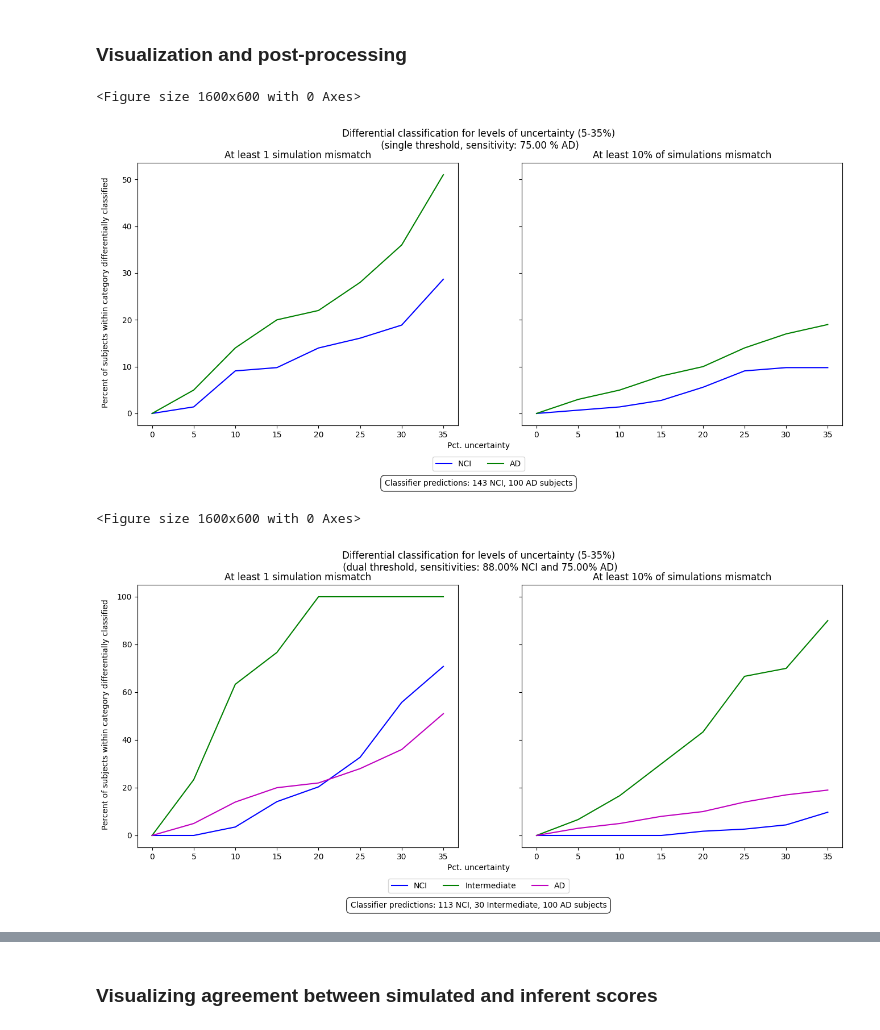
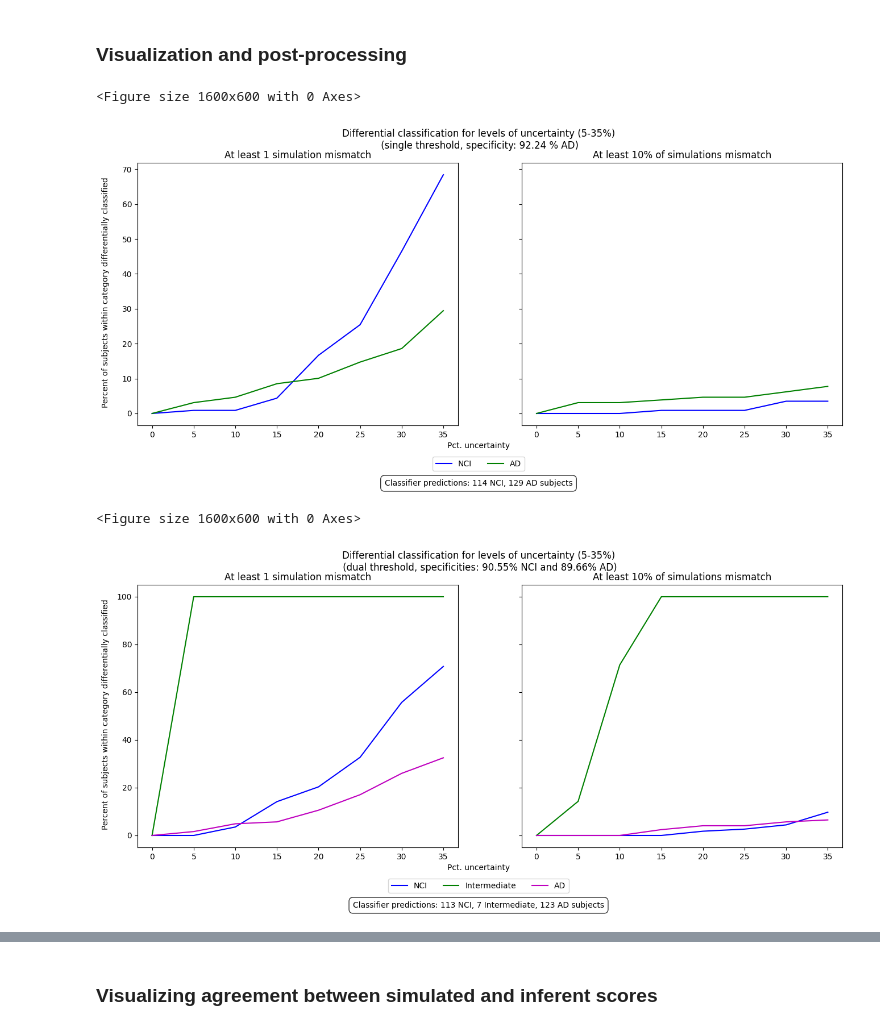
Before and after one commit to Translational-HDPM/T-HDPM_uncertainty_analysis, a Jupyter notebook: notebooks/uncertainty_analysis_adjusted_sd.ipynb, the cells around one changed output, grey strips where cells are left out. Cells and saved outputs as stored; diff of their text form; code cells hidden in the pictures.

```diff
--- a/notebooks/uncertainty_analysis_adjusted_sd.ipynb
+++ b/notebooks/uncertainty_analysis_adjusted_sd.ipynb
@@ -189,11 +216,5 @@ plt.legend()
 # %%
-# From plot above, sensible ranges for
-#  1. AD sensitivity: 60-75%
-#  2. NCI sensitivity: 88-93%
-
-target_ad_sensitivity, target_nci_sensitivity = 75, 88
-single_thres = get_threshold(target_ad_sensitivity, ad_sens_spec_df) / 100
-dual_thres_low = get_threshold(target_nci_sensitivity, nci_sens_spec_df) / 100
-dual_thres_high = get_threshold(target_ad_sensitivity, ad_sens_spec_df) / 100
-print(f"{single_thres=} {dual_thres_low=} {dual_thres_high=}")
+target_ad_specificity = 92.24   # For single threshold, roughly where sensitivity = specificity
+single_thres = get_threshold(target_ad_specificity, ad_sens_spec_df, "sensitivity") / 100
+print(f"{single_thres=}")
 # %% [output]
@@ -200,0 +235,4 @@ single_thres=np.float64(0.72) dual_thres_low=np.float64(0.02) dual_thres_high=np
+# %%
+dual_thres_low = single_thres - 0.01
+dual_thres_high = single_thres + 0.05
+print(f"{dual_thres_low=:.4f} {dual_thres_high=:.4f}")
@@ -339,15 +401,15 @@ res: MultiUncertaintyResults = simulate_multiple_uncertainties(
 # %%
 plot_differential_classification_results(
     gt_labels=res.single_thres_gt_labels,
     one_sim_mismatch_pred_labels_dict=res_1_diff_cls.single_thres_pred_labels,
     ten_pct_sim_mismatch_pred_labels_dict=res.single_thres_pred_labels,
     labels_dict=dict(zip(["NCI", "AD"], "bg")),
     figure_title="Differential classification for levels of uncertainty (5-35%)\n"
-    + f" (single threshold, sensitivity: {target_ad_sensitivity:.2f} % AD)",
+    + f" (single threshold, specificity: {target_ad_specificity:.2f} % AD)",
 )
 # %% [output]
 <Figure size 1600x600 with 0 Axes>
-[figure, old version]
+[figure, new version]
 # %%
 plot_differential_classification_results(
     gt_labels=res.dual_thres_gt_labels,
@@ -355,11 +417,11 @@ plot_differential_classification_results(
     ten_pct_sim_mismatch_pred_labels_dict=res.dual_thres_pred_labels,
     labels_dict=dict(zip(["NCI", "Intermediate", "AD"], "bgm")),
     figure_title="Differential classification for levels of uncertainty (5-35%)\n"
-    + f" (dual threshold, sensitivities: {target_nci_sensitivity:.2f}% NCI and {target_ad_sensitivity:.2f}% AD)",
+    + f" (dual threshold, specificities: {nci_spec_low:.2f}% NCI and {ad_spec_high:.2f}% AD)",
 )
 # %% [output]
 <Figure size 1600x600 with 0 Axes>
-[figure, old version]
+[figure, new version]
 # %%
 uncertainty = 35
 generate_waterfall_plot(
```
Also changed, not shown: parts of 11 cells of this notebook, 1 other file.
